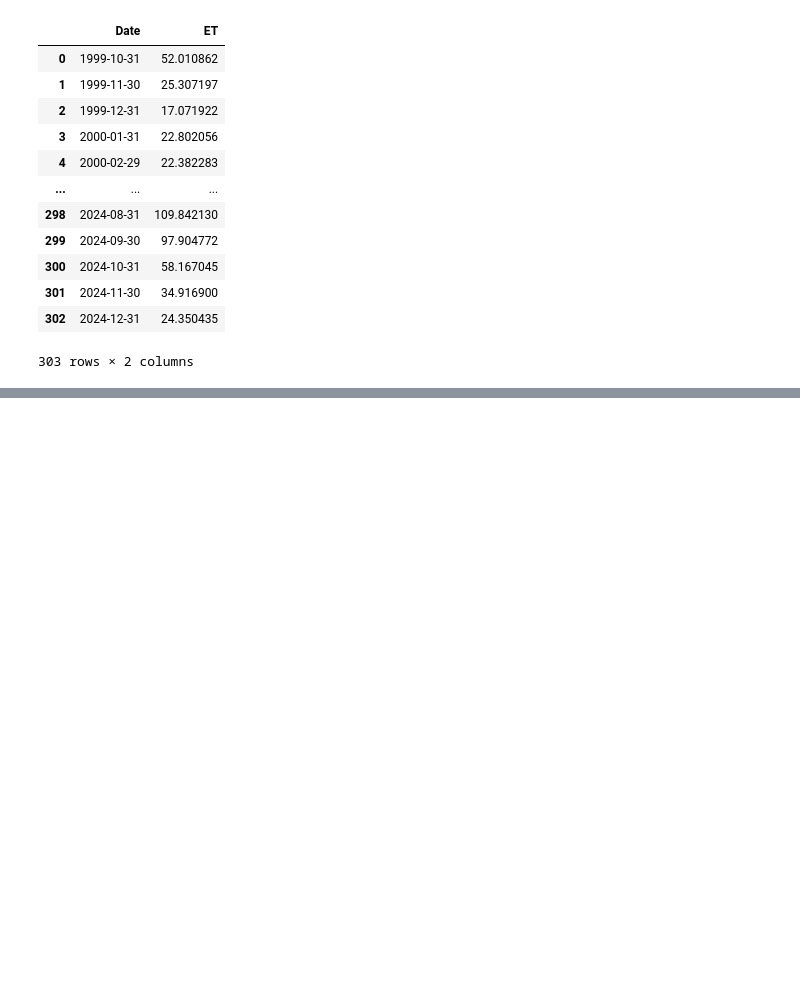
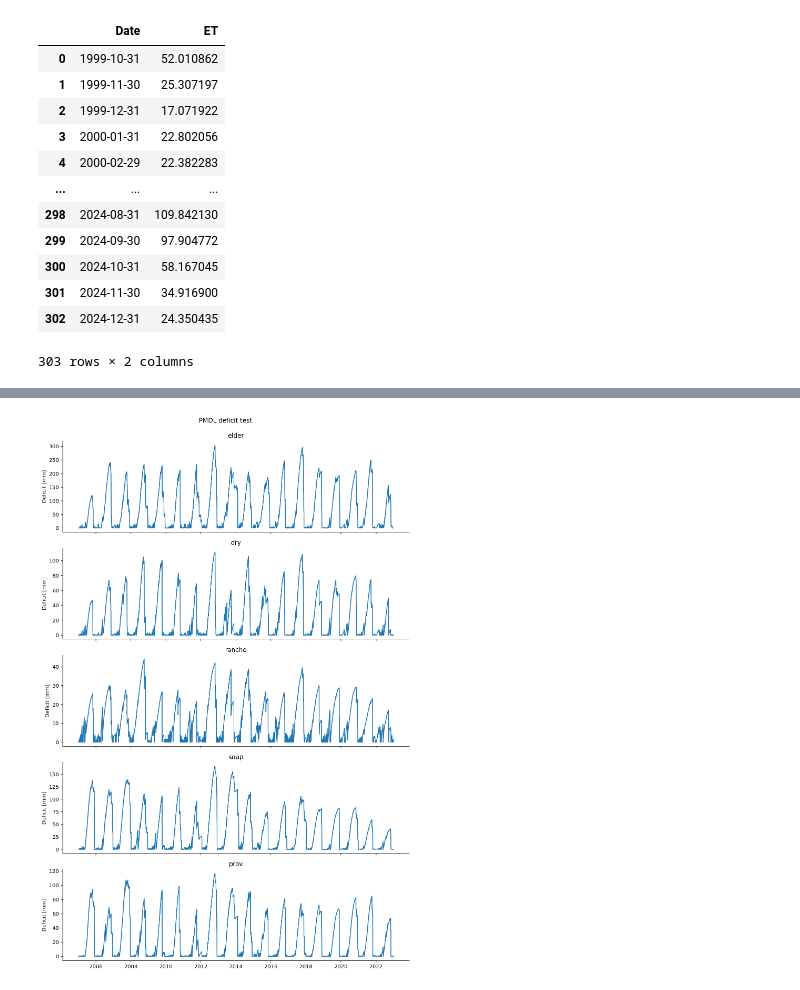
Before and after one commit to lapidesd/TNC_cameras, a Jupyter notebook: Code/make_ET_reaches.ipynb, the cells around one changed output, grey strips where cells are left out. Saved outputs shown, nothing was run; the diff lists cells and outputs as text; code cells hidden in the pictures; blank space fills up the shorter version.

```diff
--- a/Code/make_ET_reaches.ipynb
+++ b/Code/make_ET_reaches.ipynb
@@ -278,0 +344,26 @@ pd
+# %%
+Jsites = pd.read_csv('../Data/Dana_CAsites.csv')
+fig, axs = plt.subplots(len(Jsites),figsize = (10,3*len(Jsites)),
+                       sharex=True)
+for i in Jsites.index:
+    ETdata = pd.read_csv('../Data/Dana_Results_CA/'+Jsites.ID.values[i]+'.csv')
+    ETdata['date'] = pd.to_datetime(ETdata['date'])
+    ETdata.set_index('date',inplace=True)
+    deficit = [0]
+    for j in range(len(ETdata)):
+        d = deficit[-1]-ETdata.Precip.values[j]+ETdata.LE_model.values[j]*0.0353
+        if d<0:
+            d = 0
+        deficit.append(d)
+    ETdata['D'] = deficit[1:]
+    ax = axs[i]
+    ax.plot(ETdata.D)
+    ax.set_title(Jsites.site.values[i])
+    ax.spines[['top','right']].set_visible(False)
+    ax.set_ylabel('Deficit [mm]')
+
+fig.suptitle('PMDL deficit test\n')
+fig.tight_layout()
+plt.savefig('deficit_test.png',format='png',dpi=300,bbox_inches='tight')
+# %% [output]
+[figure, added]
```
Also changed, not shown: parts of 11 cells of this notebook, 14 other files.
